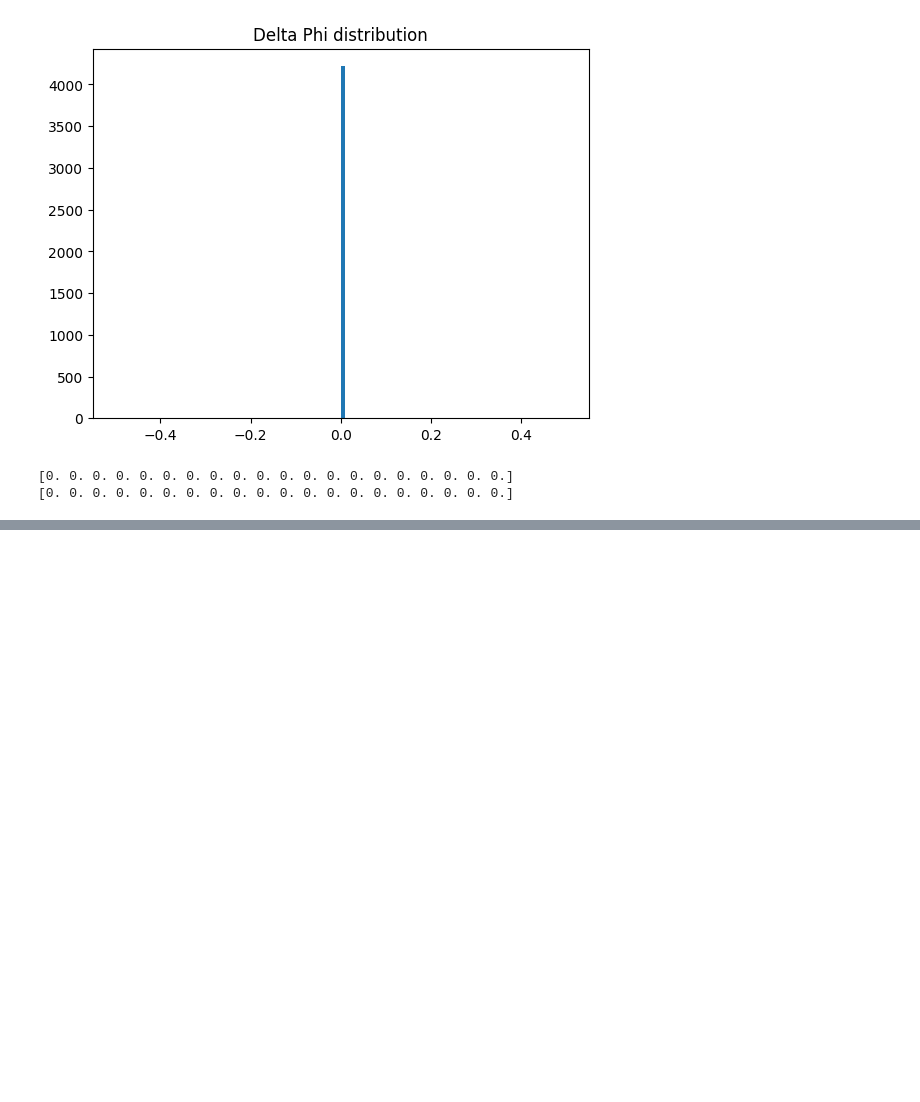
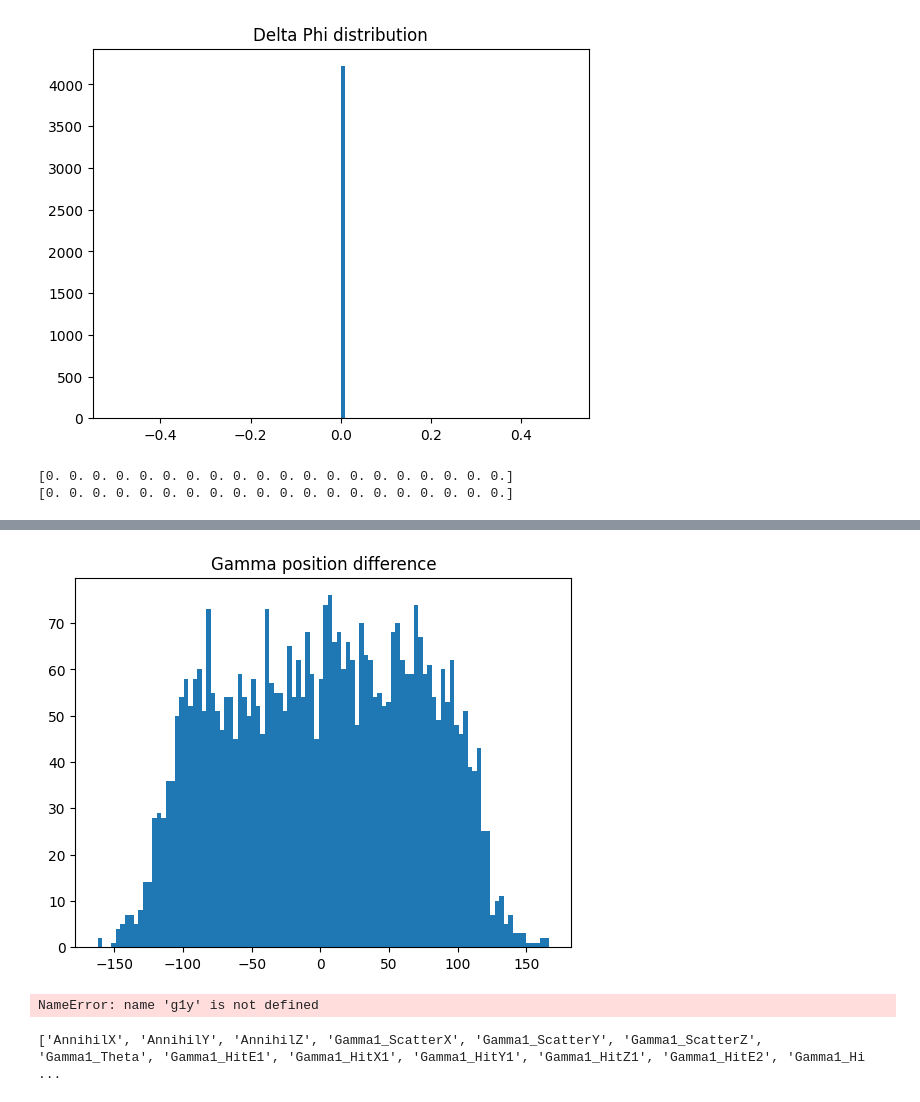
Before and after one commit to mw2304/SummerProject2026, a Jupyter notebook: test_root_visuals.ipynb, the cells around one changed output, grey strips where cells are left out. Saved outputs shown, nothing was run; the diff lists cells and outputs as text; code cells hidden in the pictures; blank space fills up the shorter version.

```diff
--- a/test_root_visuals.ipynb
+++ b/test_root_visuals.ipynb
@@ -211,0 +233,22 @@ print(g2[:20])
+# %%
+dx = g1x - g2x
+
+plt.hist(dx, bins=100)
+plt.title("Gamma position difference")
+plt.show()
+# %% [output]
+[figure, added]
+# %%
+plt.scatter(g1x, g1y, s=1)
+plt.scatter(g2x, g2y, s=1)
+plt.title("Opposite gamma hits")
+plt.show()
+# %% [output]
+NameError: name 'g1y' is not defined
+# %%
+f = uproot.open("test.root")
+tree = f["NCS"]
+
+print(tree.keys())
+# %% [output]
+['AnnihilX', 'AnnihilY', 'AnnihilZ', 'Gamma1_ScatterX', 'Gamma1_ScatterY', 'Gamma1_ScatterZ', 'Gamma1_Theta', 'Gamma1_HitE1', 'Gamma1_HitX1', 'Gamma1_HitY1', 'Gamma1_HitZ1', 'Gamma1_HitE2', 'Gamma1_Hi ...
```
Also changed, not shown: parts of 11 cells of this notebook.
